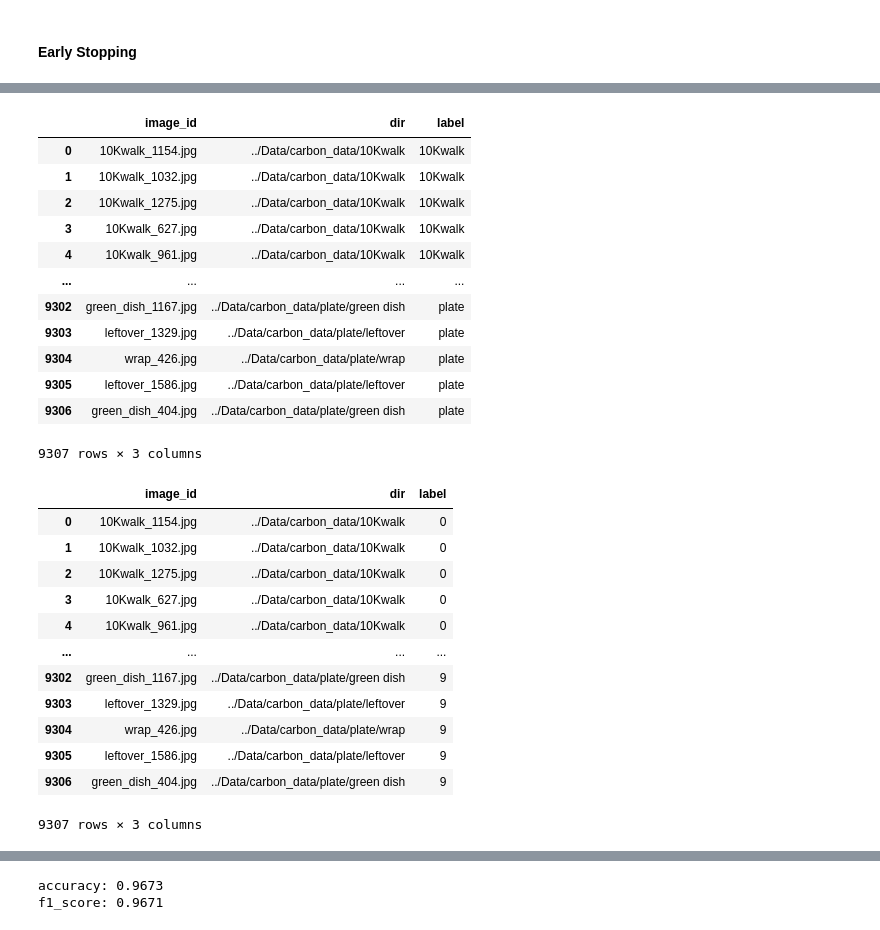
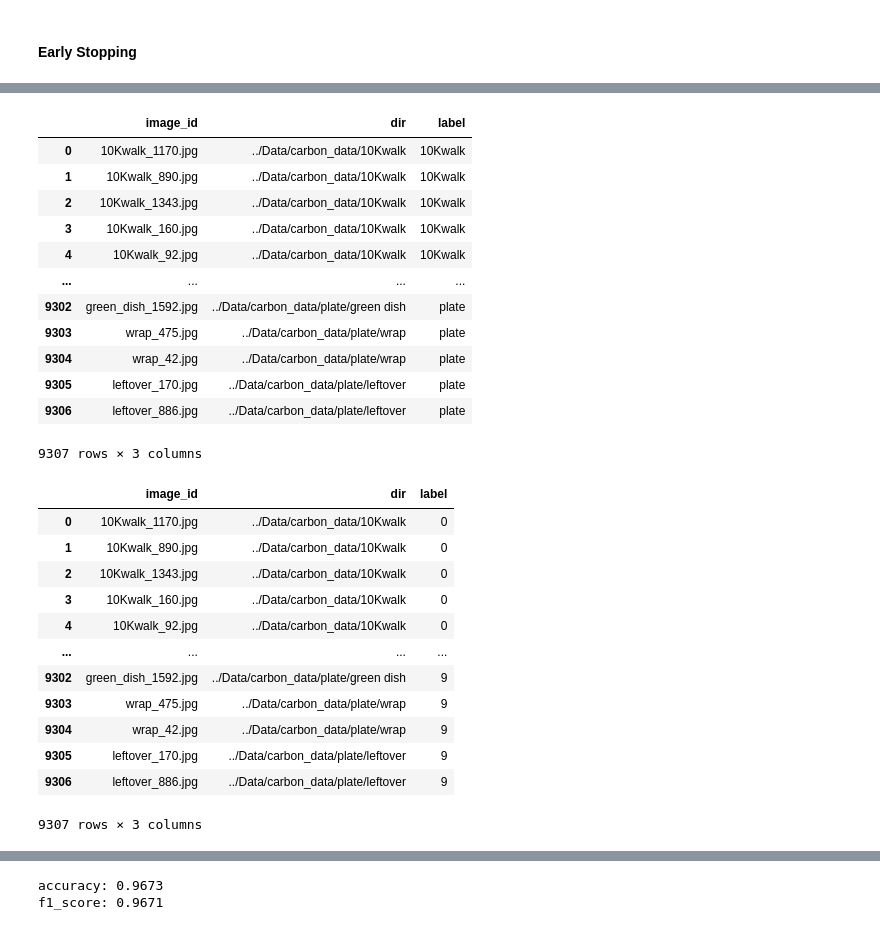
Before and after one commit to hojunking/KD_models, a Jupyter notebook: student_classifier.ipynb, the cells around one changed output, grey strips where cells are left out. Cells and saved outputs as stored; diff of their text form; code cells hidden in the pictures.

Commit message:
test_resnet152_mobilenet-v3

```diff
--- a/student_classifier.ipynb
+++ b/student_classifier.ipynb
@@ -704,41 +729,43 @@ Epoch 6/199
 # %%
 ## Pandas Test 데이터프레임 만들기
 tst_df = pd.DataFrame(total_test_img_paths, columns=['image_id'])
 tst_df['dir'] = tst_df['image_id'].apply(lambda x: os.path.dirname(x))
 tst_df['image_id'] = tst_df['image_id'].apply(lambda x: os.path.basename(x))
 tst_df['label'] = total_test_img_labels
-test = tst_df
-test
+test2 = tst_df
+test2
 # %% [output]
 |  | image_id | dir | label |
-| 0 | 10Kwalk_1154.jpg | ../Data/carbon_data/10Kwalk | 10Kwalk |
-| 1 | 10Kwalk_1032.jpg | ../Data/carbon_data/10Kwalk | 10Kwalk |
-| 2 | 10Kwalk_1275.jpg | ../Data/carbon_data/10Kwalk | 10Kwalk |
-| 3 | 10Kwalk_627.jpg | ../Data/carbon_data/10Kwalk | 10Kwalk |
-| 4 | 10Kwalk_961.jpg | ../Data/carbon_data/10Kwalk | 10Kwalk |
+| 0 | 10Kwalk_1170.jpg | ../Data/carbon_data/10Kwalk | 10Kwalk |
+| 1 | 10Kwalk_890.jpg | ../Data/carbon_data/10Kwalk | 10Kwalk |
+| 2 | 10Kwalk_1343.jpg | ../Data/carbon_data/10Kwalk | 10Kwalk |
+| 3 | 10Kwalk_160.jpg | ../Data/carbon_data/10Kwalk | 10Kwalk |
+| 4 | 10Kwalk_92.jpg | ../Data/carbon_data/10Kwalk | 10Kwalk |
 | ... | ... | ... | ... |
-| 9302 | green_dish_1167.jpg | ../Data/carbon_data/plate/green dish | plate |
-| 9303 | leftover_1329.jpg | ../Data/carbon_data/plate/leftover | plate |
-| 9304 | wrap_426.jpg | ../Data/carbon_data/plate/wrap | plate |
-| 9305 | leftover_1586.jpg | ../Data/carbon_data/plate/leftover | plate |
-| 9306 | green_dish_404.jpg | ../Data/carbon_data/plate/green dish | plate |
+| 9302 | green_dish_1592.jpg | ../Data/carbon_data/plate/green dish | plate |
+| 9303 | wrap_475.jpg | ../Data/carbon_data/plate/wrap | plate |
+| 9304 | wrap_42.jpg | ../Data/carbon_data/plate/wrap | plate |
+| 9305 | leftover_170.jpg | ../Data/carbon_data/plate/leftover | plate |
+| 9306 | leftover_886.jpg | ../Data/carbon_data/plate/leftover | plate |
 9307 rows × 3 columns
 # %%
-test['label'] = le.fit_transform(test['label'].values)
-test
+#test2['label'].value_counts()
+test2['label'] = le.fit_transform(test2['label'].values)
+test['label'] = le.inverse_transform(test2['label'].values)
+test2
 # %% [output]
 |  | image_id | dir | label |
-| 0 | 10Kwalk_1154.jpg | ../Data/carbon_data/10Kwalk | 0 |
-| 1 | 10Kwalk_1032.jpg | ../Data/carbon_data/10Kwalk | 0 |
-| 2 | 10Kwalk_1275.jpg | ../Data/carbon_data/10Kwalk | 0 |
-| 3 | 10Kwalk_627.jpg | ../Data/carbon_data/10Kwalk | 0 |
-| 4 | 10Kwalk_961.jpg | ../Data/carbon_data/10Kwalk | 0 |
+| 0 | 10Kwalk_1170.jpg | ../Data/carbon_data/10Kwalk | 0 |
+| 1 | 10Kwalk_890.jpg | ../Data/carbon_data/10Kwalk | 0 |
+| 2 | 10Kwalk_1343.jpg | ../Data/carbon_data/10Kwalk | 0 |
+| 3 | 10Kwalk_160.jpg | ../Data/carbon_data/10Kwalk | 0 |
+| 4 | 10Kwalk_92.jpg | ../Data/carbon_data/10Kwalk | 0 |
 | ... | ... | ... | ... |
-| 9302 | green_dish_1167.jpg | ../Data/carbon_data/plate/green dish | 9 |
-| 9303 | leftover_1329.jpg | ../Data/carbon_data/plate/leftover | 9 |
-| 9304 | wrap_426.jpg | ../Data/carbon_data/plate/wrap | 9 |
-| 9305 | leftover_1586.jpg | ../Data/carbon_data/plate/leftover | 9 |
-| 9306 | green_dish_404.jpg | ../Data/carbon_data/plate/green dish | 9 |
+| 9302 | green_dish_1592.jpg | ../Data/carbon_data/plate/green dish | 9 |
+| 9303 | wrap_475.jpg | ../Data/carbon_data/plate/wrap | 9 |
+| 9304 | wrap_42.jpg | ../Data/carbon_data/plate/wrap | 9 |
+| 9305 | leftover_170.jpg | ../Data/carbon_data/plate/leftover | 9 |
+| 9306 | leftover_886.jpg | ../Data/carbon_data/plate/leftover | 9 |
 9307 rows × 3 columns
 # %%
 ########################## inference #############################
```
Also changed, not shown: parts of 10 cells of this notebook, 1 other file.
